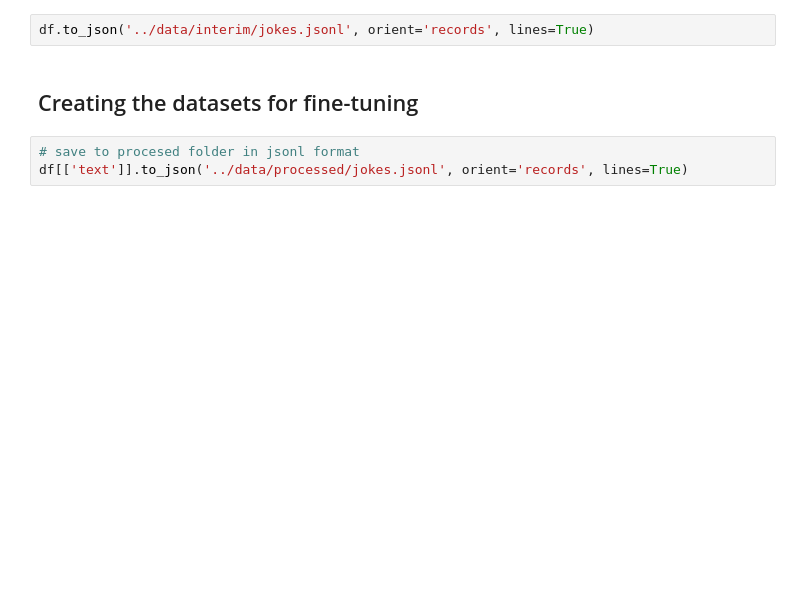
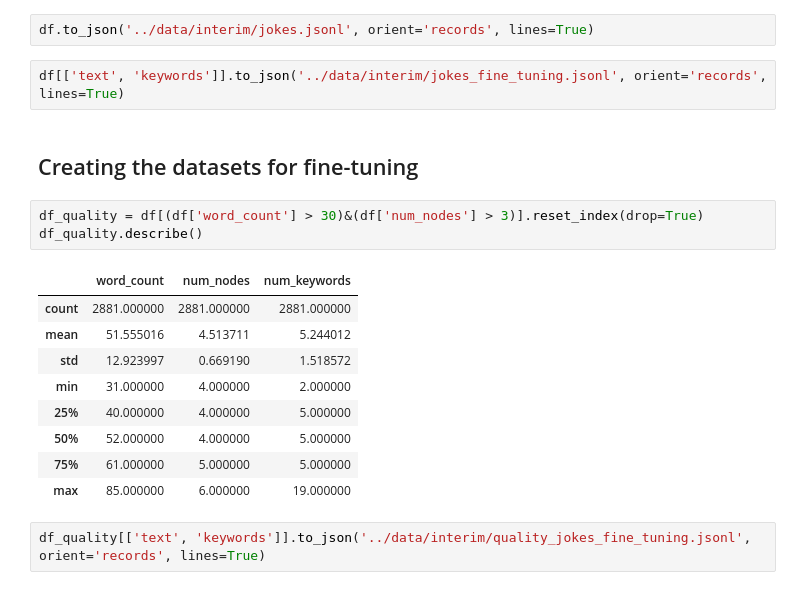
Before and after one commit to aastroza/mistral-fine-tuning, a Jupyter notebook: notebooks/02_refine_jokes_dataset.ipynb, the cells around one changed output. Drawn from its saved outputs; the diff is of its cells as text; blank space fills up the shorter version.

Commit message:
multiples fine-tuning models exploration

```diff
--- a/notebooks/02_refine_jokes_dataset.ipynb
+++ b/notebooks/02_refine_jokes_dataset.ipynb
@@ -276,7 +303,21 @@ Name: count, dtype: int64
 # %%
 df.to_json('../data/interim/jokes.jsonl', orient='records', lines=True)
+# %%
+df[['text', 'keywords']].to_json('../data/interim/jokes_fine_tuning.jsonl', orient='records', lines=True)
 # %% [markdown]
 ## Creating the datasets for fine-tuning
+# %%
+df_quality = df[(df['word_count'] > 30)&(df['num_nodes'] > 3)].reset_index(drop=True)
+df_quality.describe()
+# %% [output]
+|  | word_count | num_nodes | num_keywords |
+| count | 2881.000000 | 2881.000000 | 2881.000000 |
+| mean | 51.555016 | 4.513711 | 5.244012 |
+| std | 12.923997 | 0.669190 | 1.518572 |
+| min | 31.000000 | 4.000000 | 2.000000 |
+| 25% | 40.000000 | 4.000000 | 5.000000 |
+| 50% | 52.000000 | 4.000000 | 5.000000 |
+| 75% | 61.000000 | 5.000000 | 5.000000 |
+| max | 85.000000 | 6.000000 | 19.000000 |
 # %%
-# save to procesed folder in jsonl format
-df[['text']].to_json('../data/processed/jokes.jsonl', orient='records', lines=True)
+df_quality[['text', 'keywords']].to_json('../data/interim/quality_jokes_fine_tuning.jsonl', orient='records', lines=True)
```
Also changed, not shown: parts of 3 cells of this notebook, 19 other files.
